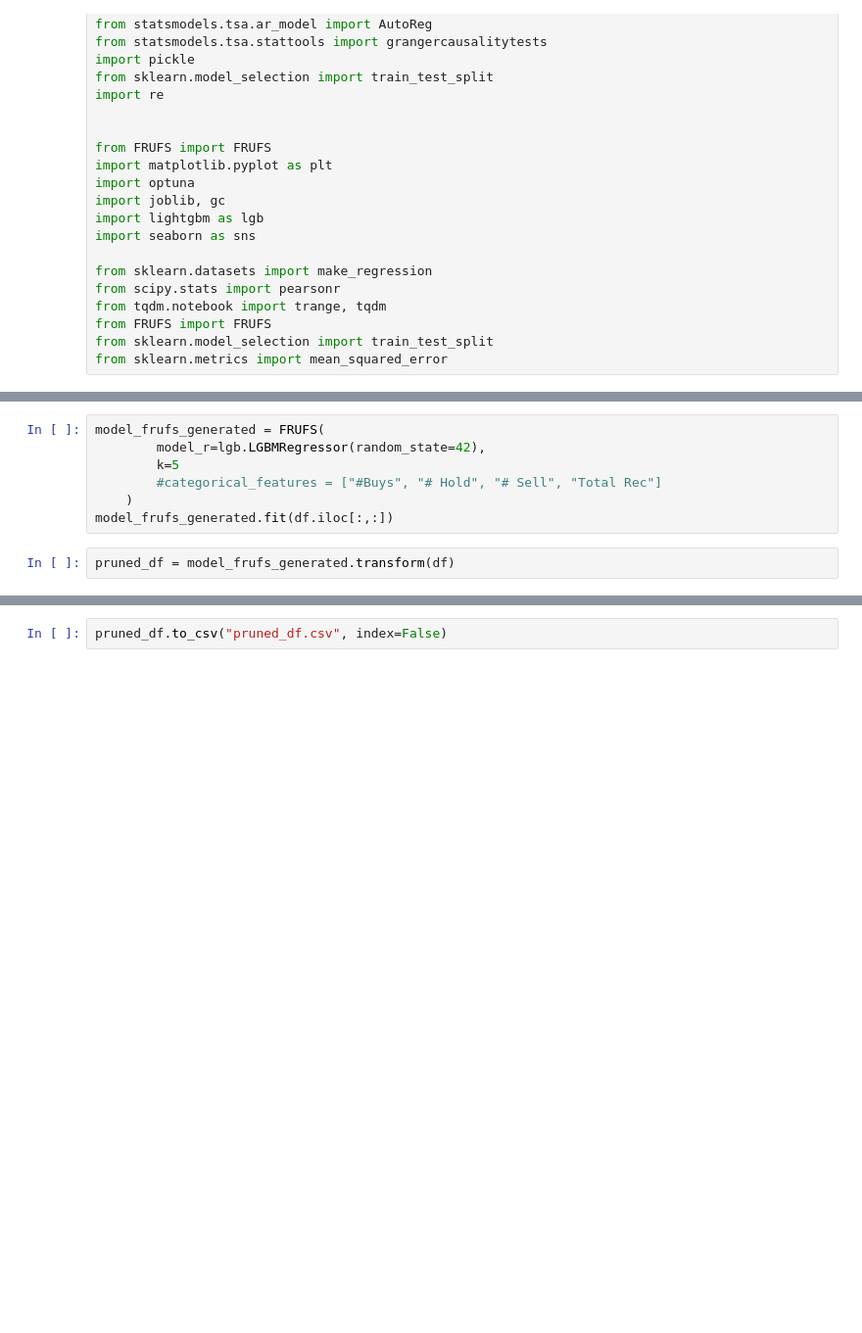
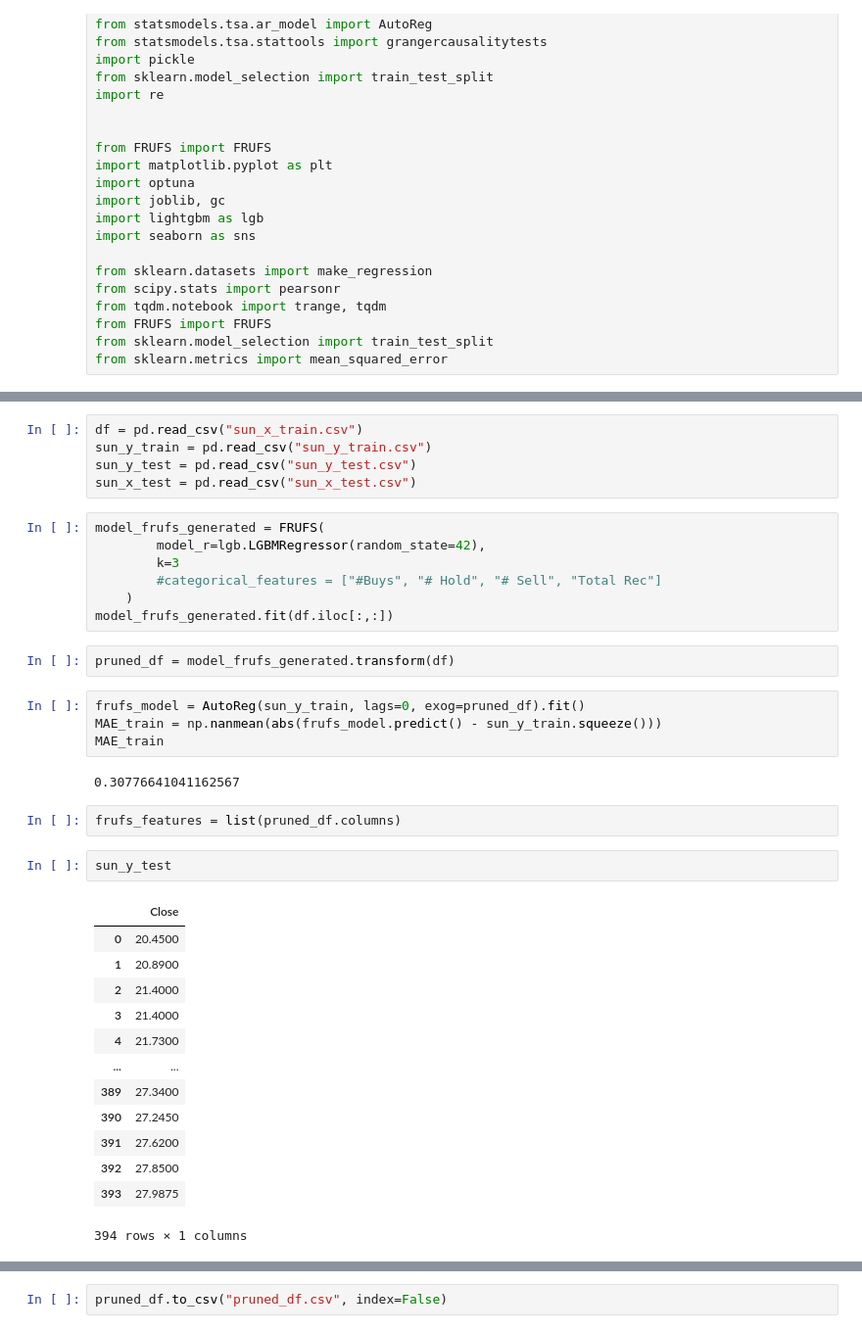
Before and after one commit to ToshaQE/Sun-2014, a Jupyter notebook: FRUFS.ipynb, the cells around one changed output, grey strips where cells are left out. Shown: that part at 98% size. Saved outputs shown, nothing was run; the diff lists cells and outputs as text; blank space fills up the shorter version.

Commit message:
Sun_FRUFS

```diff
--- a/FRUFS.ipynb
+++ b/FRUFS.ipynb
@@ -50,9 +336,38 @@ df
+# %%
+df = pd.read_csv("sun_x_train.csv")
+sun_y_train = pd.read_csv("sun_y_train.csv")
+sun_y_test = pd.read_csv("sun_y_test.csv")
+sun_x_test = pd.read_csv("sun_x_test.csv")
 # %%
 model_frufs_generated = FRUFS(
         model_r=lgb.LGBMRegressor(random_state=42),
-        k=5
+        k=3
         #categorical_features = ["#Buys", "# Hold", "# Sell", "Total Rec"]
     )
 model_frufs_generated.fit(df.iloc[:,:])
 # %%
 pruned_df = model_frufs_generated.transform(df)
+# %%
+frufs_model = AutoReg(sun_y_train, lags=0, exog=pruned_df).fit()
+MAE_train = np.nanmean(abs(frufs_model.predict() - sun_y_train.squeeze()))
+MAE_train
+# %% [output]
+0.30776641041162567
+# %%
+frufs_features = list(pruned_df.columns)
+# %%
+sun_y_test
+# %% [output]
+|  | Close |
+| 0 | 20.4500 |
+| 1 | 20.8900 |
+| 2 | 21.4000 |
+| 3 | 21.4000 |
+| 4 | 21.7300 |
+| ... | ... |
+| 389 | 27.3400 |
+| 390 | 27.2450 |
+| 391 | 27.6200 |
+| 392 | 27.8500 |
+| 393 | 27.9875 |
+394 rows × 1 columns
```
Also changed, not shown: parts of 7 cells of this notebook, 5 other files.
